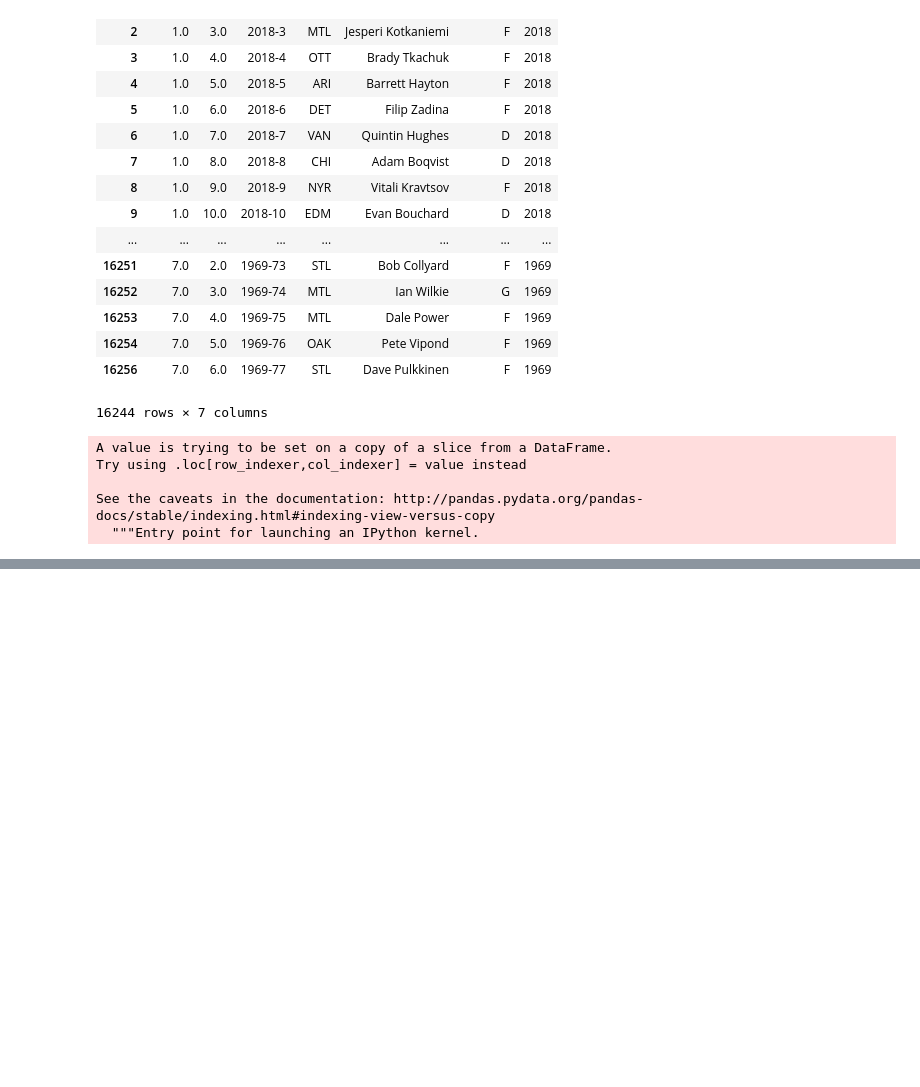
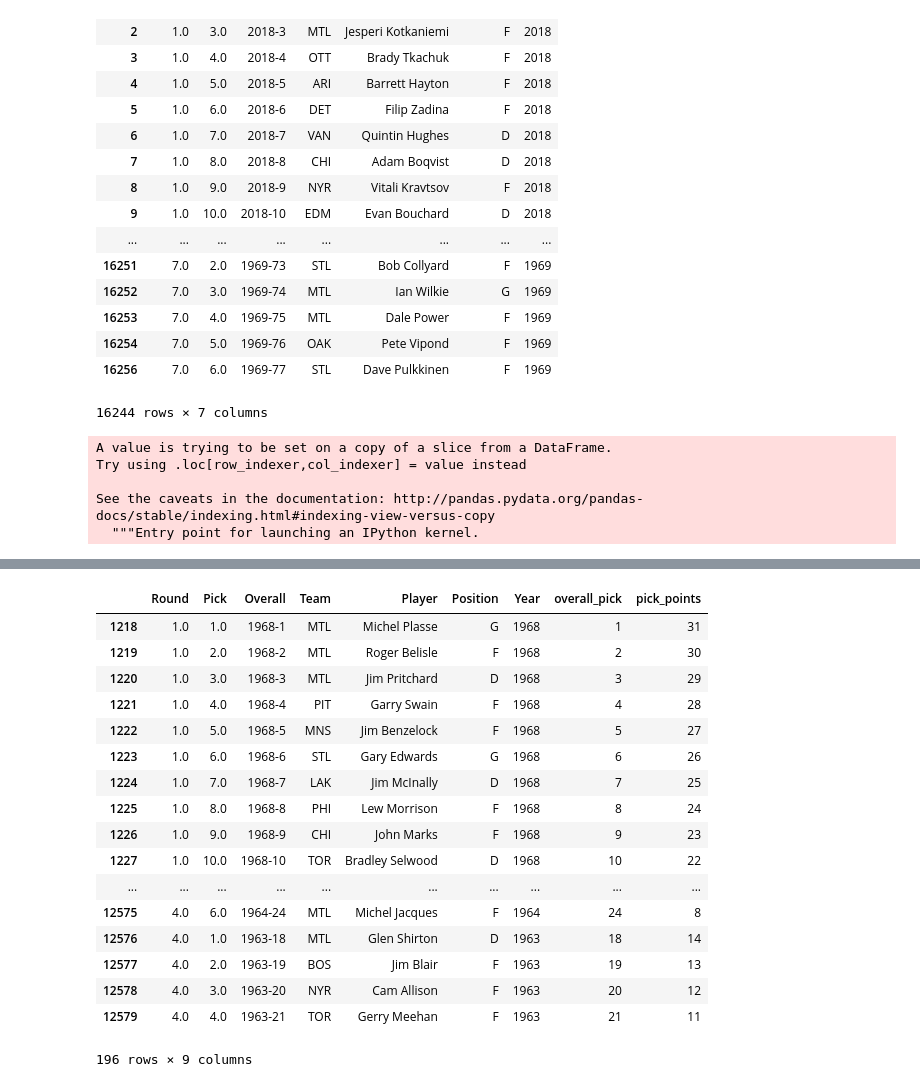
Before and after one commit to AustinMadert/hockey_data_performance, a Jupyter notebook: capstone_project1/Cleaning Data From Mongo.ipynb, the cells around one changed output, grey strips where cells are left out. Saved outputs shown, nothing was run; the diff lists cells and outputs as text; code cells hidden in the pictures; blank space fills up the shorter version.

Commit message:
Checkpoint: trying to figure out draft order points

```diff
--- a/capstone_project1/Cleaning Data From Mongo.ipynb
+++ b/capstone_project1/Cleaning Data From Mongo.ipynb
@@ -382,0 +362,2 @@ reduced
+# %%
+reduced['pick_points'] = reduced - reduced['overall_pick']
@@ -382,0 +390,21 @@ reduced
+# %%
+reduced[reduced['Year'] < '1969']
+# %% [output]
+|  | Round | Pick | Overall | Team | Player | Position | Year | overall_pick | pick_points |
+| 1218 | 1.0 | 1.0 | 1968-1 | MTL | Michel Plasse | G | 1968 | 1 | 31 |
+| 1219 | 1.0 | 2.0 | 1968-2 | MTL | Roger Belisle | F | 1968 | 2 | 30 |
+| 1220 | 1.0 | 3.0 | 1968-3 | MTL | Jim Pritchard | D | 1968 | 3 | 29 |
+| 1221 | 1.0 | 4.0 | 1968-4 | PIT | Garry Swain | F | 1968 | 4 | 28 |
+| 1222 | 1.0 | 5.0 | 1968-5 | MNS | Jim Benzelock | F | 1968 | 5 | 27 |
+| 1223 | 1.0 | 6.0 | 1968-6 | STL | Gary Edwards | G | 1968 | 6 | 26 |
+| 1224 | 1.0 | 7.0 | 1968-7 | LAK | Jim McInally | D | 1968 | 7 | 25 |
+| 1225 | 1.0 | 8.0 | 1968-8 | PHI | Lew Morrison | F | 1968 | 8 | 24 |
+| 1226 | 1.0 | 9.0 | 1968-9 | CHI | John Marks | F | 1968 | 9 | 23 |
+| 1227 | 1.0 | 10.0 | 1968-10 | TOR | Bradley Selwood | D | 1968 | 10 | 22 |
+| ... | ... | ... | ... | ... | ... | ... | ... | ... | ... |
+| 12575 | 4.0 | 6.0 | 1964-24 | MTL | Michel Jacques | F | 1964 | 24 | 8 |
+| 12576 | 4.0 | 1.0 | 1963-18 | MTL | Glen Shirton | D | 1963 | 18 | 14 |
+| 12577 | 4.0 | 2.0 | 1963-19 | BOS | Jim Blair | F | 1963 | 19 | 13 |
+| 12578 | 4.0 | 3.0 | 1963-20 | NYR | Cam Allison | F | 1963 | 20 | 12 |
+| 12579 | 4.0 | 4.0 | 1963-21 | TOR | Gerry Meehan | F | 1963 | 21 | 11 |
+196 rows × 9 columns
```
Also changed, not shown: parts of 3 cells of this notebook.
